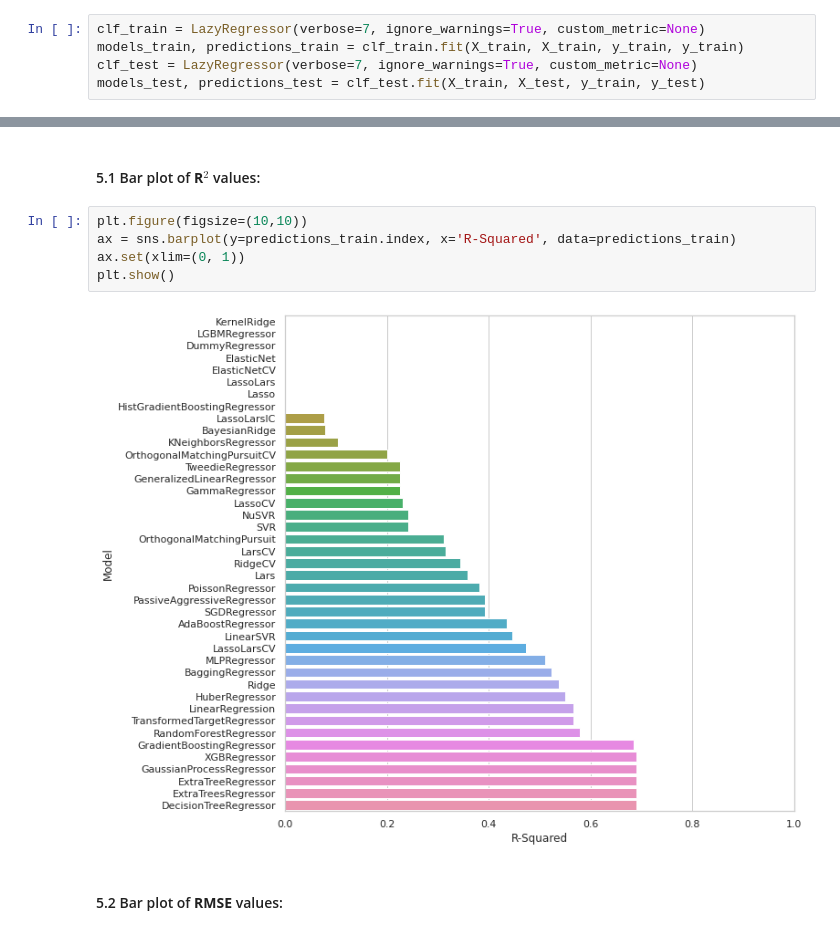
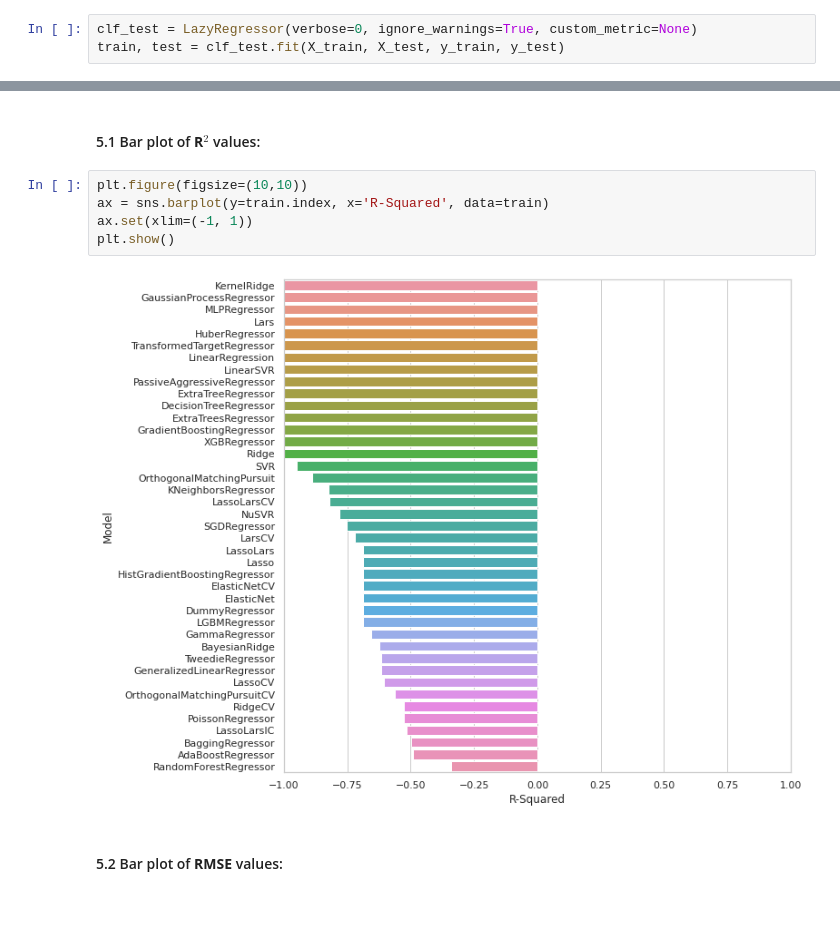
Before and after one commit to michaelbahchevanov/bioinformatics-project, a Jupyter notebook: Machine_Learning_Algorithms_Comparison.ipynb, the cells around one changed output, grey strips where cells are left out. Drawn from its saved outputs; the diff is of its cells as text; blank space fills up the shorter version.

```diff
--- a/Machine_Learning_Algorithms_Comparison.ipynb
+++ b/Machine_Learning_Algorithms_Comparison.ipynb
@@ -103,7 +103,5 @@ Before modelling, this is the overview of our data and how it is used:
 # %% [markdown]
 ### 4. Machine Learning Algorithms Comparison 📏
 # %%
-clf_train = LazyRegressor(verbose=7, ignore_warnings=True, custom_metric=None)
-models_train, predictions_train = clf_train.fit(X_train, X_train, y_train, y_train)
-clf_test = LazyRegressor(verbose=7, ignore_warnings=True, custom_metric=None)
-models_test, predictions_test = clf_test.fit(X_train, X_test, y_train, y_test)
+clf_test = LazyRegressor(verbose=0, ignore_warnings=True, custom_metric=None)
+train, test = clf_test.fit(X_train, X_test, y_train, y_test)
@@ -244,11 +159,11 @@ Overall, from all the 41 regressors compared, the **Random Forest Regressor (RFR
 #### 5.1 Bar plot of **R$^{2}$** values:
 # %%
 plt.figure(figsize=(10,10))
-ax = sns.barplot(y=predictions_train.index, x='R-Squared', data=predictions_train)
-ax.set(xlim=(0, 1))
+ax = sns.barplot(y=train.index, x='R-Squared', data=train)
+ax.set(xlim=(-1, 1))
 plt.show()
 # %% [output]
-[figure, old version]
+[figure, new version]
 # %% [markdown]
 #### 5.2 Bar plot of **RMSE** values:
 # %%
```
Also changed, not shown: parts of 10 cells of this notebook, 17 other files.
